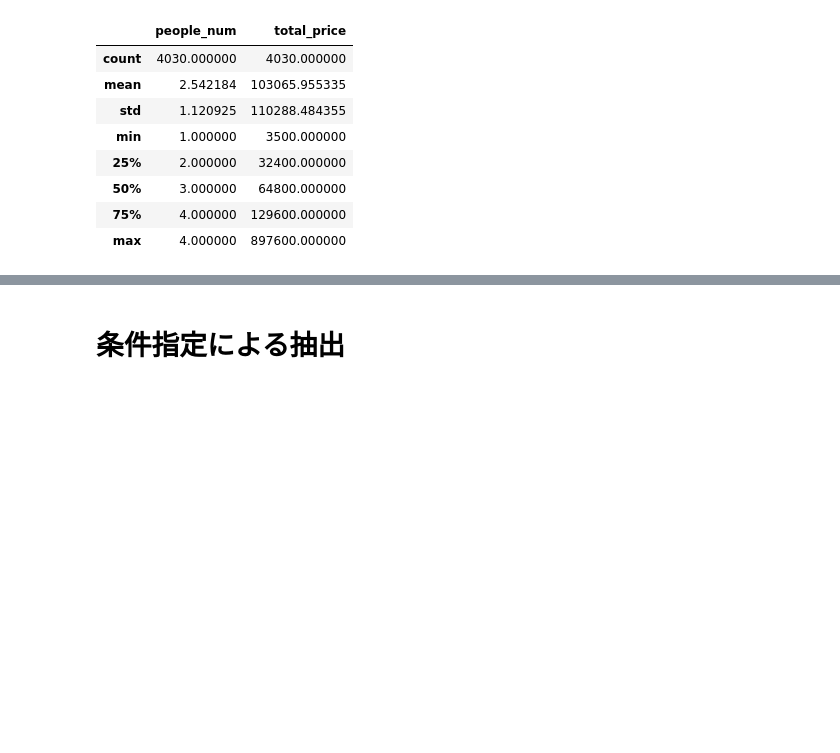
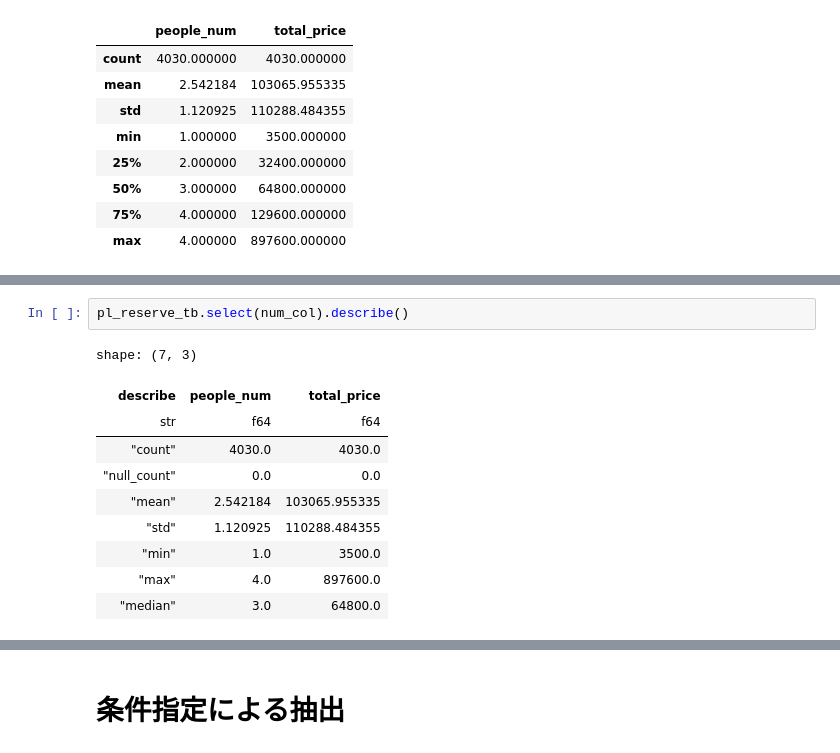
Before and after one commit to takuya-tokumoto/polar_tutorial, a Jupyter notebook: polarsチュートリアル.ipynb, the cells around one changed output, grey strips where cells are left out. Cells and saved outputs as stored; diff of their text form; blank space fills up the shorter version.

```diff
--- a/polarsチュートリアル.ipynb
+++ b/polarsチュートリアル.ipynb
@@ -323,0 +338,13 @@ pd_reserve_tb.describe()
+# %%
+pl_reserve_tb.select(num_col).describe()
+# %% [output]
+shape: (7, 3)
+| describe | people_num | total_price |
+| str | f64 | f64 |
+| "count" | 4030.0 | 4030.0 |
+| "null_count" | 0.0 | 0.0 |
+| "mean" | 2.542184 | 103065.955335 |
+| "std" | 1.120925 | 110288.484355 |
+| "min" | 1.0 | 3500.0 |
+| "max" | 4.0 | 897600.0 |
+| "median" | 3.0 | 64800.0 |
```
Also changed, not shown: parts of 14 cells of this notebook.
